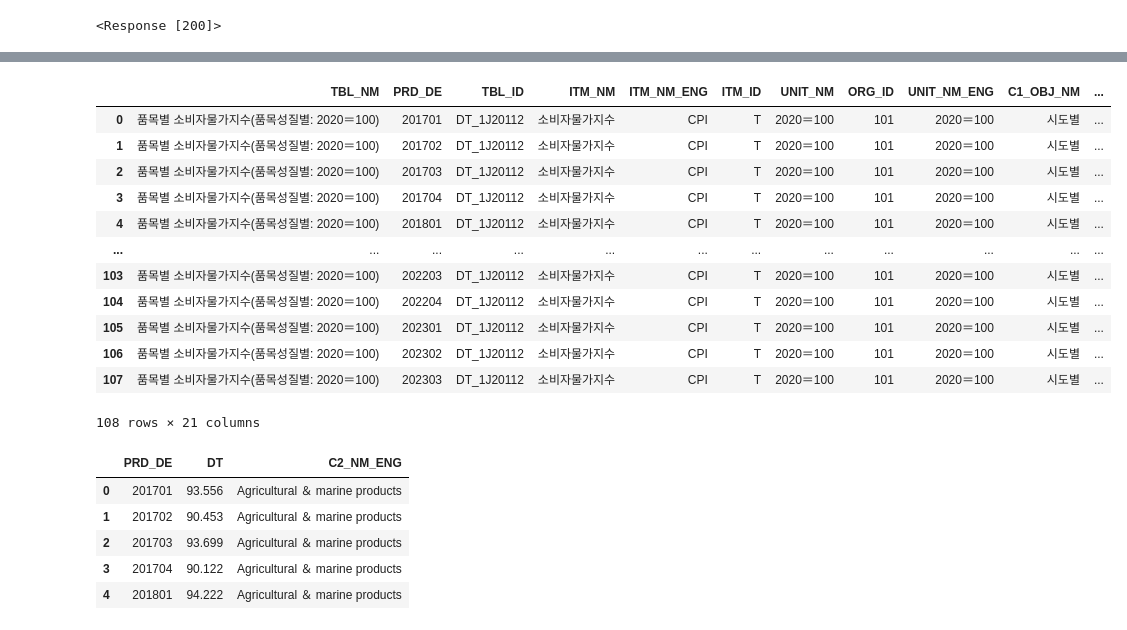
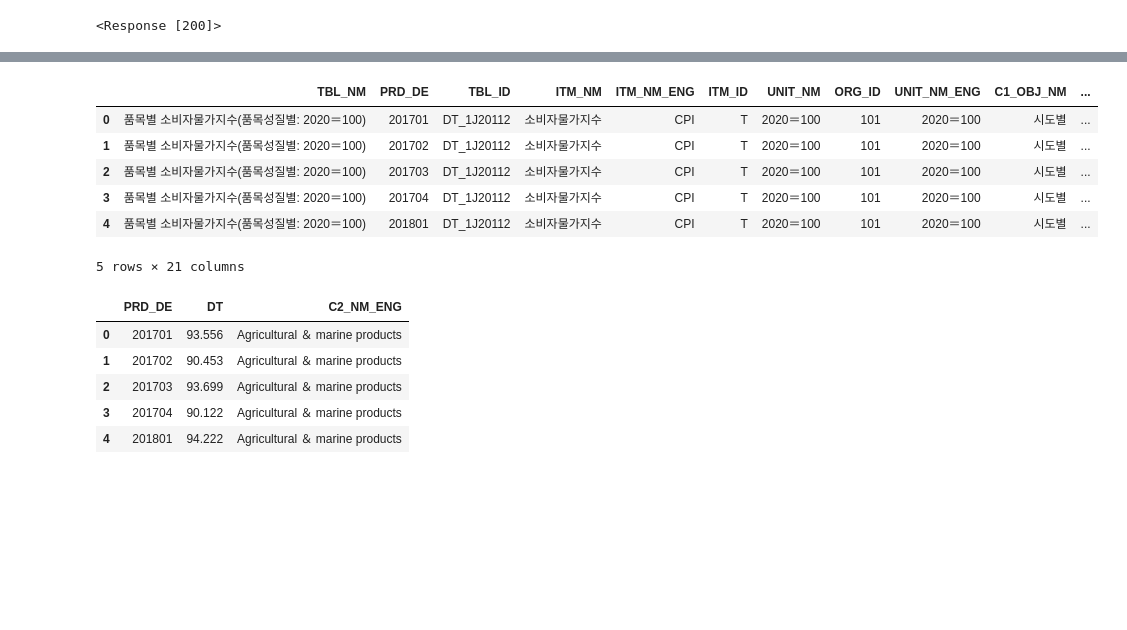
Before and after one commit to yoonseongan/statstat, a Jupyter notebook: 2020016009openproject - 복사본.ipynb, the cells around one changed output, grey strips where cells are left out. Saved outputs shown, nothing was run; the diff lists cells and outputs as text; code cells hidden in the pictures; blank space fills up the shorter version.

```diff
--- a/2020016009openproject - 복사본.ipynb
+++ b/2020016009openproject - 복사본.ipynb
@@ -36,21 +16,15 @@ test_data
 # %%
 df = pd.json_normalize(test_data)
 # %%
-df
+df.head()
 # %% [output]
 |  | TBL_NM | PRD_DE | TBL_ID | ITM_NM | ITM_NM_ENG | ITM_ID | UNIT_NM | ORG_ID | UNIT_NM_ENG | C1_OBJ_NM | ... |
 | 0 | 품목별 소비자물가지수(품목성질별: 2020＝100) | 201701 | DT_1J20112 | 소비자물가지수 | CPI | T | 2020＝100 | 101 | 2020＝100 | 시도별 | ... |
 | 1 | 품목별 소비자물가지수(품목성질별: 2020＝100) | 201702 | DT_1J20112 | 소비자물가지수 | CPI | T | 2020＝100 | 101 | 2020＝100 | 시도별 | ... |
 | 2 | 품목별 소비자물가지수(품목성질별: 2020＝100) | 201703 | DT_1J20112 | 소비자물가지수 | CPI | T | 2020＝100 | 101 | 2020＝100 | 시도별 | ... |
 | 3 | 품목별 소비자물가지수(품목성질별: 2020＝100) | 201704 | DT_1J20112 | 소비자물가지수 | CPI | T | 2020＝100 | 101 | 2020＝100 | 시도별 | ... |
 | 4 | 품목별 소비자물가지수(품목성질별: 2020＝100) | 201801 | DT_1J20112 | 소비자물가지수 | CPI | T | 2020＝100 | 101 | 2020＝100 | 시도별 | ... |
-| ... | ... | ... | ... | ... | ... | ... | ... | ... | ... | ... | ... |
-| 103 | 품목별 소비자물가지수(품목성질별: 2020＝100) | 202203 | DT_1J20112 | 소비자물가지수 | CPI | T | 2020＝100 | 101 | 2020＝100 | 시도별 | ... |
-| 104 | 품목별 소비자물가지수(품목성질별: 2020＝100) | 202204 | DT_1J20112 | 소비자물가지수 | CPI | T | 2020＝100 | 101 | 2020＝100 | 시도별 | ... |
-| 105 | 품목별 소비자물가지수(품목성질별: 2020＝100) | 202301 | DT_1J20112 | 소비자물가지수 | CPI | T | 2020＝100 | 101 | 2020＝100 | 시도별 | ... |
-| 106 | 품목별 소비자물가지수(품목성질별: 2020＝100) | 202302 | DT_1J20112 | 소비자물가지수 | CPI | T | 2020＝100 | 101 | 2020＝100 | 시도별 | ... |
-| 107 | 품목별 소비자물가지수(품목성질별: 2020＝100) | 202303 | DT_1J20112 | 소비자물가지수 | CPI | T | 2020＝100 | 101 | 2020＝100 | 시도별 | ... |
-108 rows × 21 columns
+5 rows × 21 columns
 # %%
 df.to_csv('test1.csv', encoding = 'cp949')
 # %%
```
Also changed, not shown: parts of 11 cells of this notebook.
